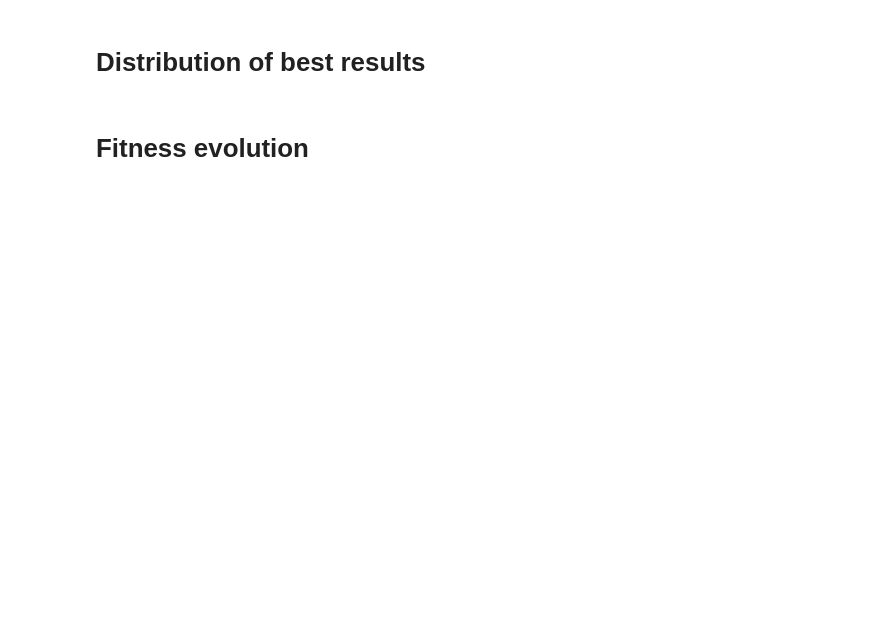
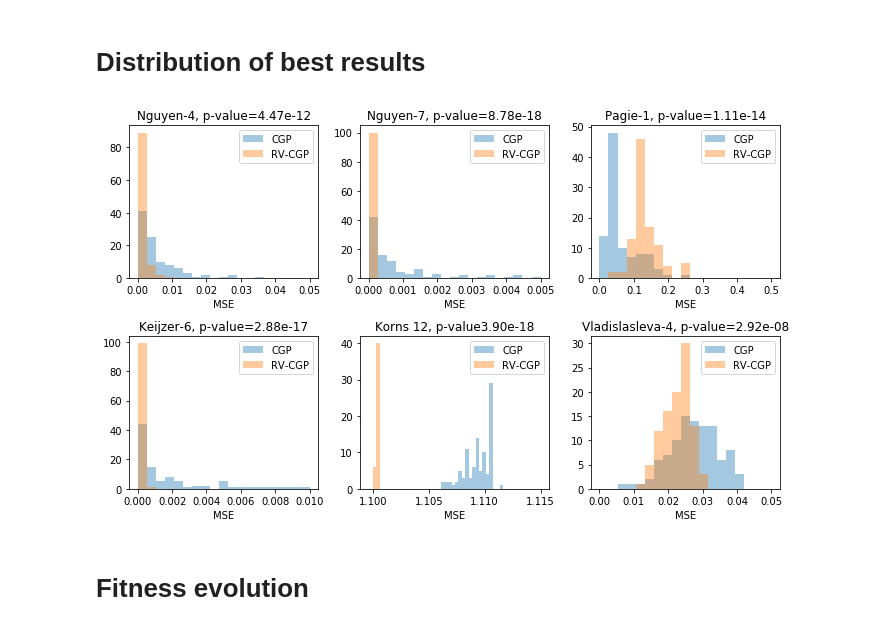
Before and after one commit to Jarino/cgp-optimization, a Jupyter notebook: Comparison.ipynb, the cells around one changed output. Cells and saved outputs as stored; diff of their text form; code cells hidden in the pictures; blank space fills up the shorter version.

```diff
--- a/Comparison.ipynb
+++ b/Comparison.ipynb
@@ -47,7 +47,7 @@ def plot_histograms(data1, data2, **kw):
     return ax
 
 def plot_to_axis(ax, data1, data2, **kw):
-    sns.distplot([x[-1] for x in data1], kde=False, label='CGP', ax=ax, **kw)
-    sns.distplot([x[-1] for x in data2], kde=False, label='PSO-CGP', ax=ax, **kw)
+    sns.distplot(data1, kde=False, label='CGP', ax=ax, **kw)
+    sns.distplot(data2, kde=False, label='RV-CGP', ax=ax, **kw)
     ax.set_xlabel('MSE')
     ax.legend()
@@ -64,44 +97,46 @@ plot_to_axis(axes[0][0],
              pso, bins=list(np.linspace(0, 0.05, 20)))
 
 
 cgp, pso = get_final_fitnesses(load_log('ng7'))
 axes[0][1].set_title(f'Nguyen-7, p-value={wilcoxon(cgp, pso).pvalue:.2e}')
 plot_to_axis(axes[0][1],
-             load_data('ng7', True),
-             load_data('ng7', False), bins=list(np.linspace(0, 0.005, 20)))
+             cgp,
+             pso, bins=list(np.linspace(0, 0.005, 20)))
 
 cgp, pso = get_final_fitnesses(load_log('pag1'))
 axes[0][2].set_title(f'Pagie-1, p-value={wilcoxon(cgp, pso).pvalue:.2e}')
 plot_to_axis(axes[0][2],
-             load_data('pag1', True),
-             load_data('pag1', False), bins=list(np.linspace(0, 0.5, 20)))
+             cgp,
+             pso, bins=list(np.linspace(0, 0.5, 20)))
 
 
 cgp, pso = get_final_fitnesses(load_log('kei6'))
 axes[1][0].set_title(f'Keijzer-6, p-value={wilcoxon(cgp, pso).pvalue:.2e}')
 plot_to_axis(axes[1][0],
-             load_data('kei6', True),
-             load_data('kei6', False), bins=list(np.linspace(0, 0.01, 20)))
+             cgp,
+             pso, bins=list(np.linspace(0, 0.01, 20)))
 
 cgp, pso = get_final_fitnesses(load_log('korns12'))
-axes[1][1].set_title('Korns 12, p-value{wilcoxon(cgp, pso).pvalue:.2e}')
+axes[1][1].set_title(f'Korns 12, p-value{wilcoxon(cgp, pso).pvalue:.2e}')
 plot_to_axis(axes[1][1],
-             load_data('korns12', True),
-             load_data('korns12', False), bins=list(np.linspace(1.10, 1.15, 50)))
+             cgp,
+             pso, bins=list(np.linspace(1.10, 1.115, 50)))
 
 cgp, pso = get_final_fitnesses(load_log('vlad4'))
 axes[1][2].set_title(f'Vladislasleva-4, p-value={wilcoxon(cgp, pso).pvalue:.2e}')
 plot_to_axis(axes[1][2],
-             load_data('vlad4', True),
-             load_data('vlad4', False), bins=list(np.linspace(0, 0.05, 20)))
+             cgp,
+             pso, bins=list(np.linspace(0, 0.05, 20)))
 
 for row in axes:
     for cell in row:
         cell.legend()
 
 plt.tight_layout()
 
 plt.savefig('distplots.pdf', format='pdf', dpi=1000)
+# %% [output]
+[figure, added]
 # %% [markdown]
 # Fitness evolution
 # %%
```
Also changed, not shown: parts of 4 cells of this notebook, 15 other files.
